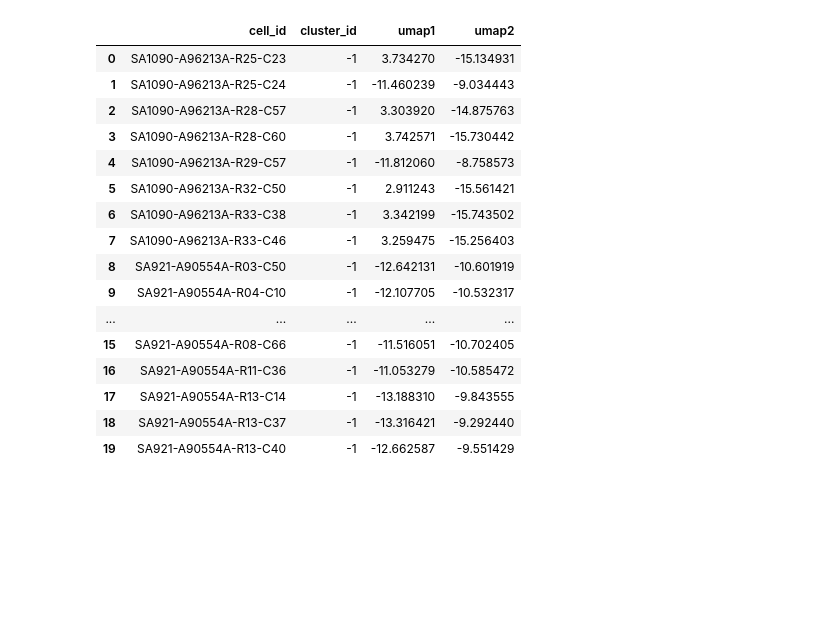
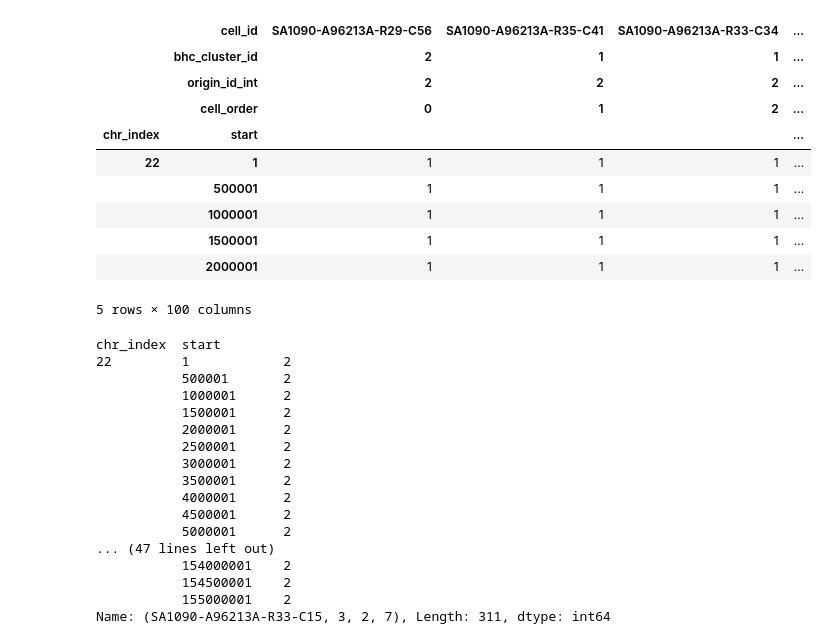
Before and after one commit to shahcompbio/scgenome-deprecated, a Jupyter notebook: notebooks/bayesian_spike_in.ipynb, the cells around one changed output. Saved outputs shown, nothing was run; the diff lists cells and outputs as text; code cells hidden in the pictures; blank space fills up the shorter version.

```diff
--- a/notebooks/bayesian_spike_in.ipynb
+++ b/notebooks/bayesian_spike_in.ipynb
@@ -73,11 +86,0 @@ bimatrix_data = cnplot.plot_clustered_cell_cn_matrix_figure(
-# %%
-naive_linkage = sch.linkage(measurement, method=naive_method, metric=naive_metric)
-naive_clusters = sch.fcluster(naive_linkage, naive_incon)
-assert len(set(naive_clusters)) > 1
-mixed_cn_data = cncluster.prune_cluster(naive_clusters, bhc_cell_ids, mixed_cn_data,
-                                        cluster_field_name="naive_cluster_id")
-
-fig = plt.figure(figsize=(10, 8))
-bimatrix_data = cnplot.plot_clustered_cell_cn_matrix_figure(
-    fig, mixed_cn_data, "state", cluster_field_name="naive_cluster_id",
-    linkage=naive_linkage, origin_field_name="origin_id_int")
@@ -106,20 +87,32 @@ def fuzzy_simplicial_set(
-# %%
-umap_clusters
-# %% [output]
-|  | cell_id | cluster_id | umap1 | umap2 |
-| 0 | SA1090-A96213A-R25-C23 | -1 | 3.734270 | -15.134931 |
-| 1 | SA1090-A96213A-R25-C24 | -1 | -11.460239 | -9.034443 |
-| 2 | SA1090-A96213A-R28-C57 | -1 | 3.303920 | -14.875763 |
-| 3 | SA1090-A96213A-R28-C60 | -1 | 3.742571 | -15.730442 |
-| 4 | SA1090-A96213A-R29-C57 | -1 | -11.812060 | -8.758573 |
-| 5 | SA1090-A96213A-R32-C50 | -1 | 2.911243 | -15.561421 |
-| 6 | SA1090-A96213A-R33-C38 | -1 | 3.342199 | -15.743502 |
-| 7 | SA1090-A96213A-R33-C46 | -1 | 3.259475 | -15.256403 |
-| 8 | SA921-A90554A-R03-C50 | -1 | -12.642131 | -10.601919 |
-| 9 | SA921-A90554A-R04-C10 | -1 | -12.107705 | -10.532317 |
-| ... | ... | ... | ... | ... |
-| 15 | SA921-A90554A-R08-C66 | -1 | -11.516051 | -10.702405 |
-| 16 | SA921-A90554A-R11-C36 | -1 | -11.053279 | -10.585472 |
-| 17 | SA921-A90554A-R13-C14 | -1 | -13.188310 | -9.843555 |
-| 18 | SA921-A90554A-R13-C37 | -1 | -13.316421 | -9.292440 |
-| 19 | SA921-A90554A-R13-C40 | -1 | -12.662587 | -9.551429 |
+# %%
+display(bimatrix_data.head())
+display(bimatrix_data.iloc[:,7])
+# %% [output]
+|  | cell_id | SA1090-A96213A-R29-C56 | SA1090-A96213A-R35-C41 | SA1090-A96213A-R33-C34 | ... |
+|  | bhc_cluster_id | 2 | 1 | 1 | ... |
+|  | origin_id_int | 2 | 2 | 2 | ... |
+|  | cell_order | 0 | 1 | 2 | ... |
+| chr_index | start |  |  |  | ... |
+| 22 | 1 | 1 | 1 | 1 | ... |
+|  | 500001 | 1 | 1 | 1 | ... |
+|  | 1000001 | 1 | 1 | 1 | ... |
+|  | 1500001 | 1 | 1 | 1 | ... |
+|  | 2000001 | 1 | 1 | 1 | ... |
+5 rows × 100 columns
+chr_index  start
+22         1            2
+           500001       2
+           1000001      2
+           1500001      2
+           2000001      2
+           2500001      2
+           3000001      2
+           3500001      2
+           4000001      2
+           4500001      2
+           5000001      2
+... (47 lines left out)
+           154000001    2
+           154500001    2
+           155000001    2
+Name: (SA1090-A96213A-R33-C15, 3, 2, 7), Length: 311, dtype: int64
```
Also changed, not shown: parts of 21 cells of this notebook, 14 other files.
